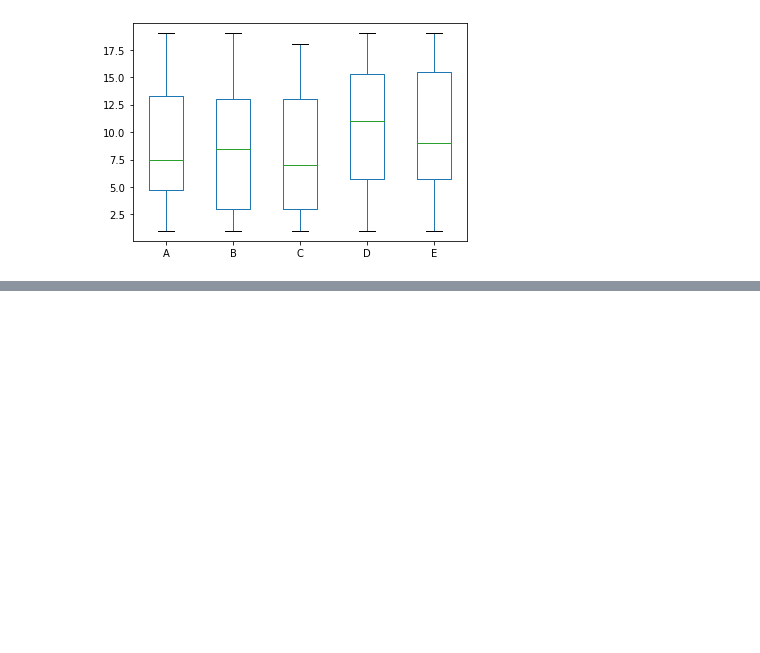
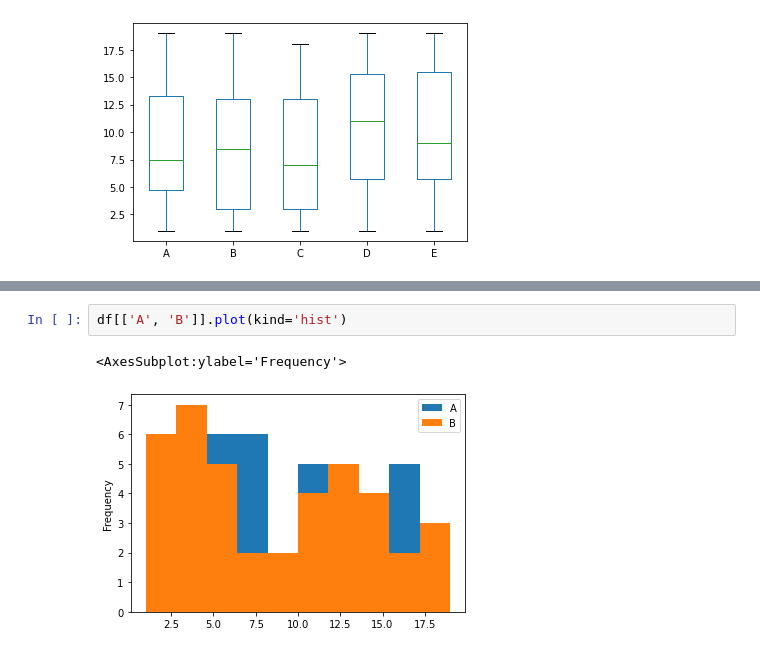
Before and after one commit to jstinlie/BelajarPandas, a Jupyter notebook: pandas32.ipynb, the cells around one changed output, grey strips where cells are left out. Saved outputs shown, nothing was run; the diff lists cells and outputs as text; blank space fills up the shorter version.

```diff
--- a/pandas32.ipynb
+++ b/pandas32.ipynb
@@ -119,0 +136,5 @@ df.plot(kind='box')
+# %%
+df[['A', 'B']].plot(kind='hist')
+# %% [output]
+<AxesSubplot:ylabel='Frequency'>
+[figure, added]
```
Also changed, not shown: parts of 3 cells of this notebook.
